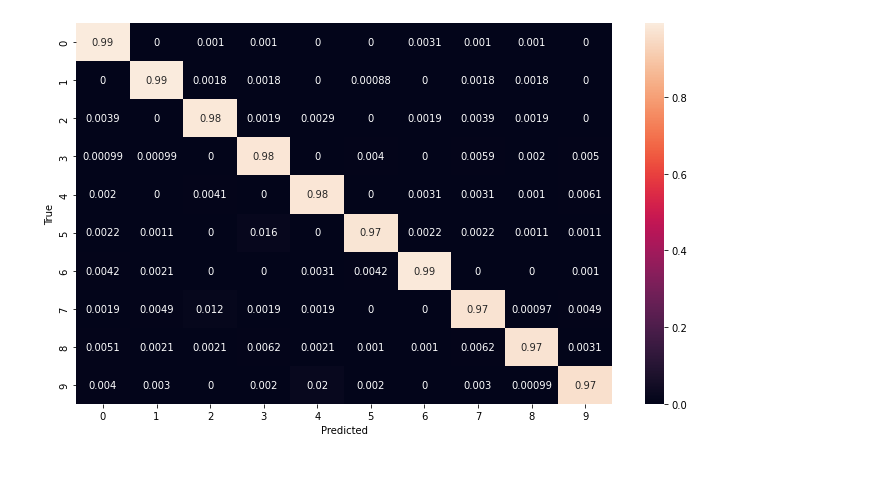
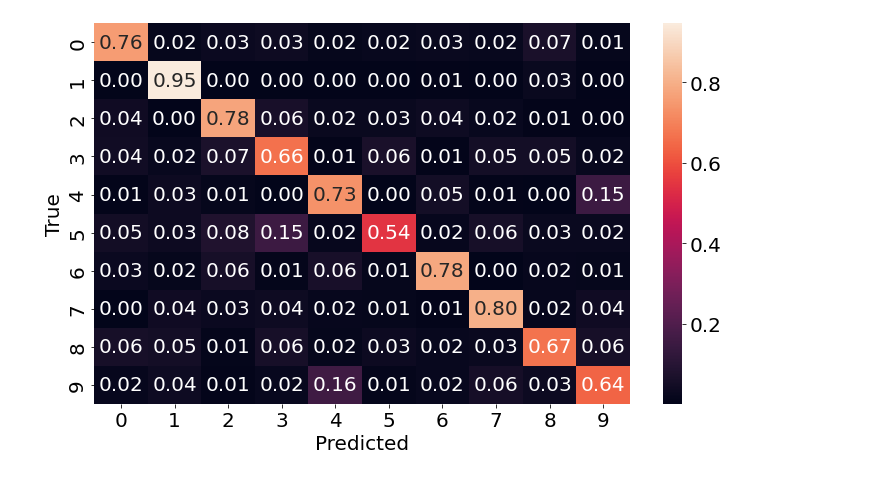
Before and after one commit to ebezzam/LenslessClassification, a Jupyter notebook: notebooks/compare_mnist_models.ipynb, the cells around one changed output. Cells and saved outputs as stored; diff of their text form; code cells hidden in the pictures.

```diff
--- a/notebooks/compare_mnist_models.ipynb
+++ b/notebooks/compare_mnist_models.ipynb
@@ -464,7 +450,7 @@ import matplotlib.pyplot as plt
 import torch
 import torch.nn as nn
 import torchvision.transforms as transforms
-from lenslessclass.models import MultiClassLogistic, SLMMultiClassLogistic
+from lenslessclass.models import MultiClassLogistic, SLMMultiClassLogistic, SingleHidden
 from lenslessclass.datasets import MNISTAugmented
 import json
 from pprint import pprint
@@ -476,15 +462,13 @@ import torchvision.datasets as dset
 import matplotlib
 
 
-# model_dir = models["lens"]
-# model_dir = models["tape"]
-# model_dir = models["original"]
-# model_dir = models["learned_slm_713"]
-
-model_dir = plib.Path("../MNIST_no_psf_down8_outdim768_100epoch_seed1_logistic_reg_poisson40.0_06052022_00h23")
-# model_dir = plib.Path("../models/MNIST_no_psf_down8_outdim192_100epoch_seed0_logistic_reg_speckle40.0_03052022_12h20")
-# model_dir = plib.Path("../MNIST_no_psf_down8_outdim48_100epoch_seed0_logistic_reg_speckle40.0_04052022_15h04")
-model_dir = plib.Path("../MNIST_no_psf_down8_outdim768_50epoch_seed0_SLMSingleHidden800_poisson40.0_DSresize_11052022_08h41")
+## -- select model
+# model_dir = models["Lens"]
+# model_dir = models["CA"]
+# model_dir = models["Diffuser"]
+# model_dir = models["Fixed SLM (m)"]
+# model_dir = models["Fixed SLM (s)"]
+model_dir = models["Learned SLM"]
 # %%
 # Opening JSON file
 f = open(str(model_dir / "metadata.json"))
@@ -568,6 +552,14 @@ if metadata["model"] == "SLMMultiClassLogistic" or "SLMSingleHidden" in metadata
     model = SLMMultiClassLogistic(**metadata["model_param"])
 elif metadata["model"] == "MultiClassLogistic":
     model = MultiClassLogistic(**metadata["model_param"])
+elif "SingleHidden" in metadata["model"]:
+    model = SingleHidden(
+        input_shape=metadata["model_param"]["input_shape"],
+        hidden_dim=int(metadata["hidden_dim"]),
+        n_class=10
+    )
+    if metadata["model_param"]["multi_gpu"]:
+        model = nn.DataParallel(model, device_ids=metadata["model_param"]["multi_gpu"])
 else:
     raise ValueError("Unsupported model.")
 
@@ -580,6 +572,7 @@ model.load_state_dict(torch.load(state_dict_fp))
 
 if metadata["model"] == "SLMMultiClassLogistic" or "SLMSingleHidden" in metadata["model"]:
     # recompute PSF for loaded SLM values
+    print("Computing PSF")
     model.compute_intensity_psf()
 # %% [output]
 CUDA available, using GPU.
@@ -610,13 +604,18 @@ y_pred = []
 y_true = []
 correct_cnt, running_loss = 0, 0
 total_cnt = 0
+
+if metadata["model_param"]["multi_gpu"]:
+    device = "cuda:" + str(int(metadata["model_param"]["multi_gpu"][0]))
+
 for x, target in test_loader:
 
     # get inputs
     if use_cuda:
-        x, target = x.cuda(), target.cuda()
+        x, target = x.to(device=device), target.to(device=device)
 
-    x -= metadata["min_val"]
+    if "min_val" in metadata.keys():
+        x -= metadata["min_val"]
 
     # forward, and compute loss
     out = model(x)
@@ -639,12 +638,12 @@ Class distribution: [ 980 1135 1032 1010  982  892  958 1028  974 1009]
 # %%
 # Build confusion matrix
 classes = np.arange(10)
 cf_matrix = confusion_matrix(y_true, y_pred, normalize="true")
 df_cm = pd.DataFrame(cf_matrix/np.sum(cf_matrix) *10, index = [i for i in classes],
                      columns = [i for i in classes])
 plt.figure(figsize = (12,7))
-sn.heatmap(df_cm, annot=True)
+sn.heatmap(df_cm, annot=True, fmt=".2f")
 plt.ylabel("True")
 plt.xlabel("Predicted");
 # %% [output]
-[figure, old version]
+[figure, new version]
```
Also changed, not shown: parts of 9 cells of this notebook, 15 other files.
